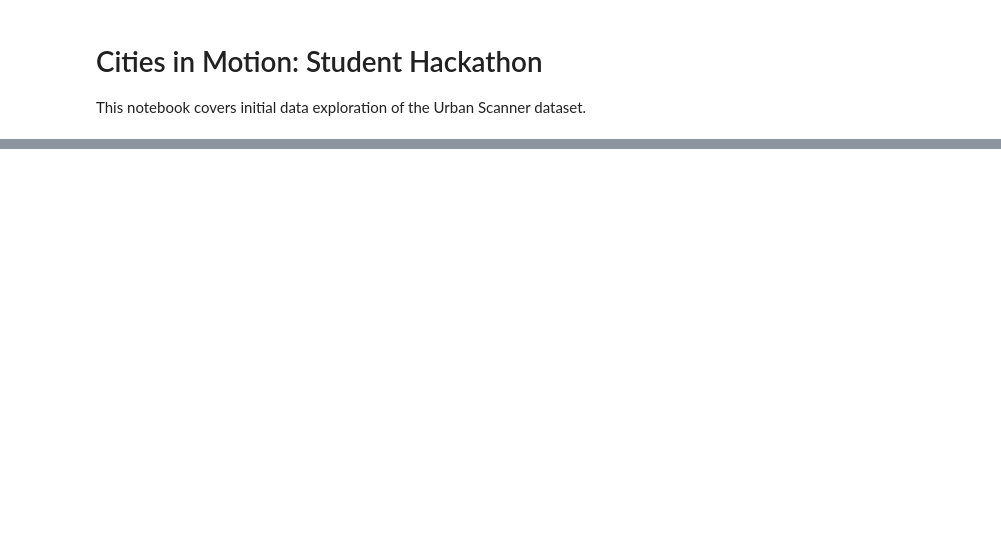
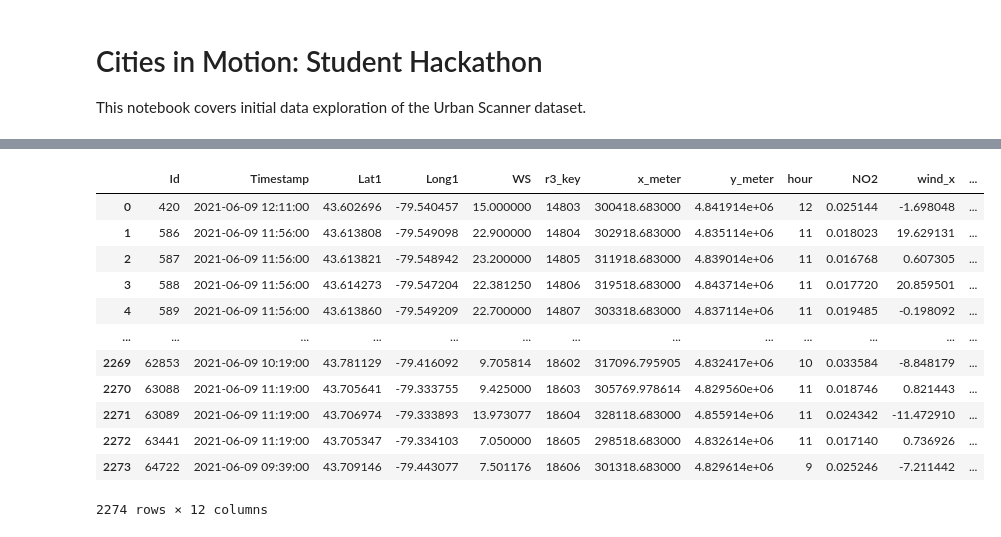
Before and after one commit to isalva2/CIM_UrbanScanner, a Jupyter notebook: notebooks/isaac_working.ipynb, the cells around one changed output, grey strips where cells are left out. Drawn from its saved outputs; the diff is of its cells as text; code cells hidden in the pictures; blank space fills up the shorter version.

Commit message:
model data loader

```diff
--- a/notebooks/isaac_working.ipynb
+++ b/notebooks/isaac_working.ipynb
@@ -17,3 +19,7 @@ fishnets = read_fishnet(verbose=True)
 wind_speeds = read_r3()
 
 drove_on = read_drove_on()
+# %%
+
+fishnet_gdf = fishnets.get("FishCenterJoin.shp")
+fishnet_gdf
@@ -19,0 +60,17 @@ drove_on = read_drove_on()
+# %%
+training_dataset_metric = prepare_training_dataset_metric(test, fishnet_gdf, analysis_date="2021-06-09", to_model=False)
+training_dataset_metric
+# %% [output]
+|  | Id | Timestamp | Lat1 | Long1 | WS | r3_key | x_meter | y_meter | hour | NO2 | wind_x | ... |
+| 0 | 420 | 2021-06-09 12:11:00 | 43.602696 | -79.540457 | 15.000000 | 14803 | 300418.683000 | 4.841914e+06 | 12 | 0.025144 | -1.698048 | ... |
+| 1 | 586 | 2021-06-09 11:56:00 | 43.613808 | -79.549098 | 22.900000 | 14804 | 302918.683000 | 4.835114e+06 | 11 | 0.018023 | 19.629131 | ... |
+| 2 | 587 | 2021-06-09 11:56:00 | 43.613821 | -79.548942 | 23.200000 | 14805 | 311918.683000 | 4.839014e+06 | 11 | 0.016768 | 0.607305 | ... |
+| 3 | 588 | 2021-06-09 11:56:00 | 43.614273 | -79.547204 | 22.381250 | 14806 | 319518.683000 | 4.843714e+06 | 11 | 0.017720 | 20.859501 | ... |
+| 4 | 589 | 2021-06-09 11:56:00 | 43.613860 | -79.549209 | 22.700000 | 14807 | 303318.683000 | 4.837114e+06 | 11 | 0.019485 | -0.198092 | ... |
+| ... | ... | ... | ... | ... | ... | ... | ... | ... | ... | ... | ... | ... |
+| 2269 | 62853 | 2021-06-09 10:19:00 | 43.781129 | -79.416092 | 9.705814 | 18602 | 317096.795905 | 4.832417e+06 | 10 | 0.033584 | -8.848179 | ... |
+| 2270 | 63088 | 2021-06-09 11:19:00 | 43.705641 | -79.333755 | 9.425000 | 18603 | 305769.978614 | 4.829560e+06 | 11 | 0.018746 | 0.821443 | ... |
+| 2271 | 63089 | 2021-06-09 11:19:00 | 43.706974 | -79.333893 | 13.973077 | 18604 | 328118.683000 | 4.855914e+06 | 11 | 0.024342 | -11.472910 | ... |
+| 2272 | 63441 | 2021-06-09 11:19:00 | 43.705347 | -79.334103 | 7.050000 | 18605 | 298518.683000 | 4.832614e+06 | 11 | 0.017140 | 0.736926 | ... |
+| 2273 | 64722 | 2021-06-09 09:39:00 | 43.709146 | -79.443077 | 7.501176 | 18606 | 301318.683000 | 4.829614e+06 | 9 | 0.025246 | -7.211442 | ... |
+2274 rows × 12 columns
```
Also changed, not shown: parts of 21 cells of this notebook, 3 other files.
